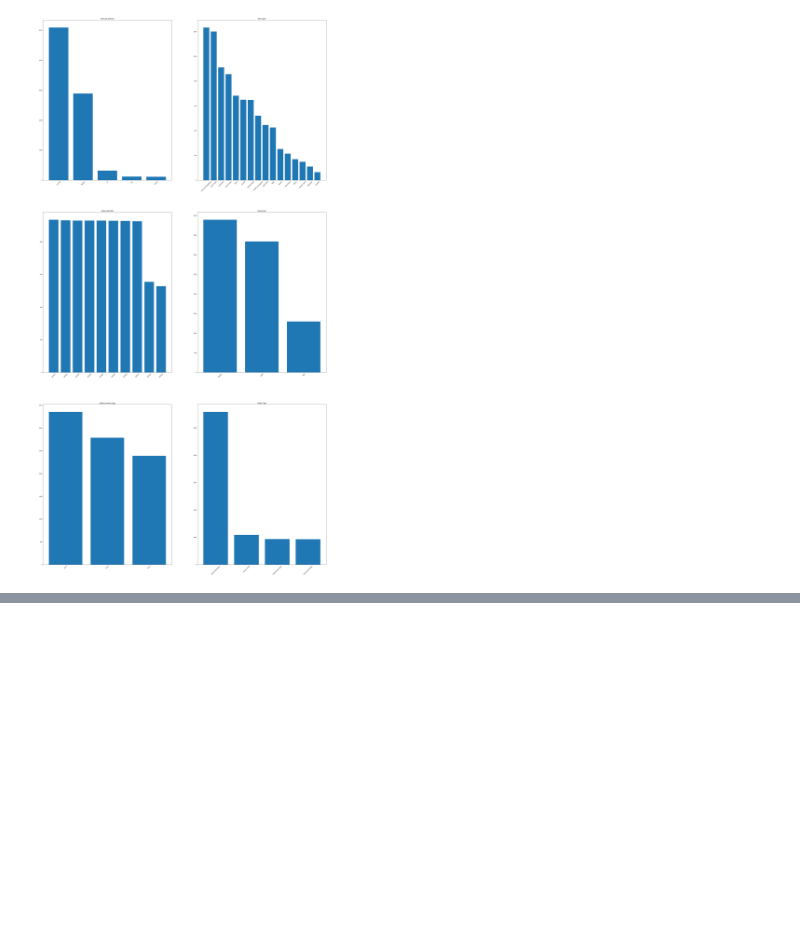
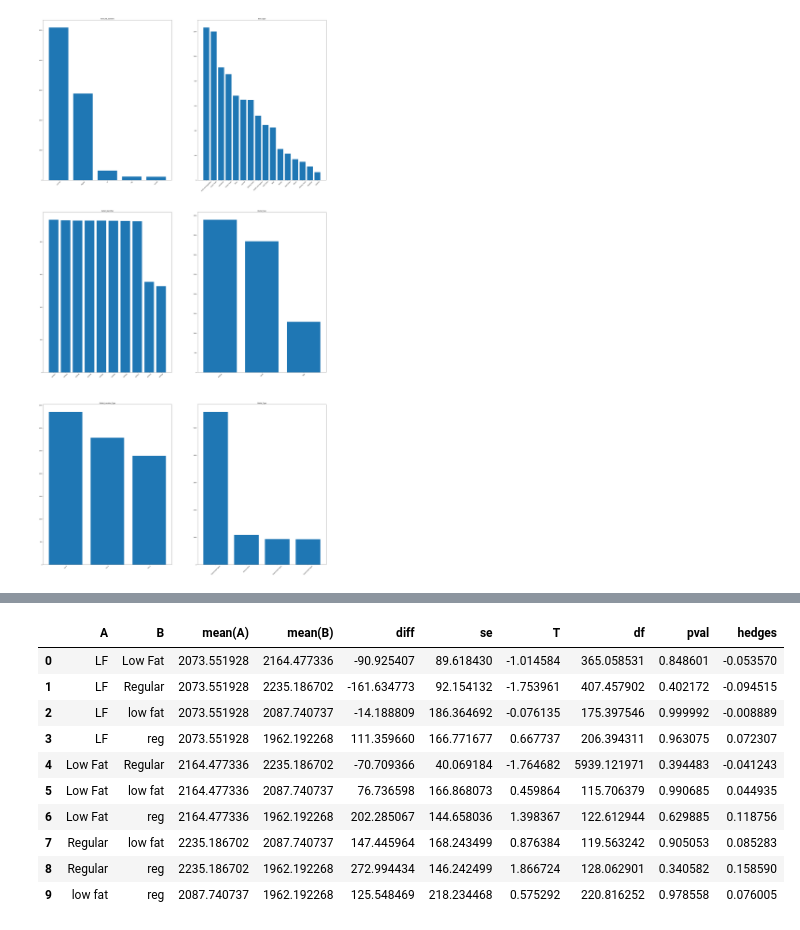
Before and after one commit to Gourav052003/Data-Driven-Sales-Forecasting-for-Big-Mart-Retail-Outlets, a Jupyter notebook: Big-Mart-Sales-Prediction.ipynb, the cells around one changed output, grey strips where cells are left out. Drawn from its saved outputs; the diff is of its cells as text; code cells hidden in the pictures; blank space fills up the shorter version.

```diff
--- a/Big-Mart-Sales-Prediction.ipynb
+++ b/Big-Mart-Sales-Prediction.ipynb
@@ -549,0 +569,14 @@ for idx,col in enumerate(columns):
+# %%
+pg.pairwise_gameshowell(dv="Item_Outlet_Sales", between="Item_Fat_Content",data = Imputed_sales_df )
+# %% [output]
+|  | A | B | mean(A) | mean(B) | diff | se | T | df | pval | hedges |
+| 0 | LF | Low Fat | 2073.551928 | 2164.477336 | -90.925407 | 89.618430 | -1.014584 | 365.058531 | 0.848601 | -0.053570 |
+| 1 | LF | Regular | 2073.551928 | 2235.186702 | -161.634773 | 92.154132 | -1.753961 | 407.457902 | 0.402172 | -0.094515 |
+| 2 | LF | low fat | 2073.551928 | 2087.740737 | -14.188809 | 186.364692 | -0.076135 | 175.397546 | 0.999992 | -0.008889 |
+| 3 | LF | reg | 2073.551928 | 1962.192268 | 111.359660 | 166.771677 | 0.667737 | 206.394311 | 0.963075 | 0.072307 |
+| 4 | Low Fat | Regular | 2164.477336 | 2235.186702 | -70.709366 | 40.069184 | -1.764682 | 5939.121971 | 0.394483 | -0.041243 |
+| 5 | Low Fat | low fat | 2164.477336 | 2087.740737 | 76.736598 | 166.868073 | 0.459864 | 115.706379 | 0.990685 | 0.044935 |
+| 6 | Low Fat | reg | 2164.477336 | 1962.192268 | 202.285067 | 144.658036 | 1.398367 | 122.612944 | 0.629885 | 0.118756 |
+| 7 | Regular | low fat | 2235.186702 | 2087.740737 | 147.445964 | 168.243499 | 0.876384 | 119.563242 | 0.905053 | 0.085283 |
+| 8 | Regular | reg | 2235.186702 | 1962.192268 | 272.994434 | 146.242499 | 1.866724 | 128.062901 | 0.340582 | 0.158590 |
+| 9 | low fat | reg | 2087.740737 | 1962.192268 | 125.548469 | 218.234468 | 0.575292 | 220.816252 | 0.978558 | 0.076005 |
```
Also changed, not shown: parts of 16 cells of this notebook, 1 other file.
